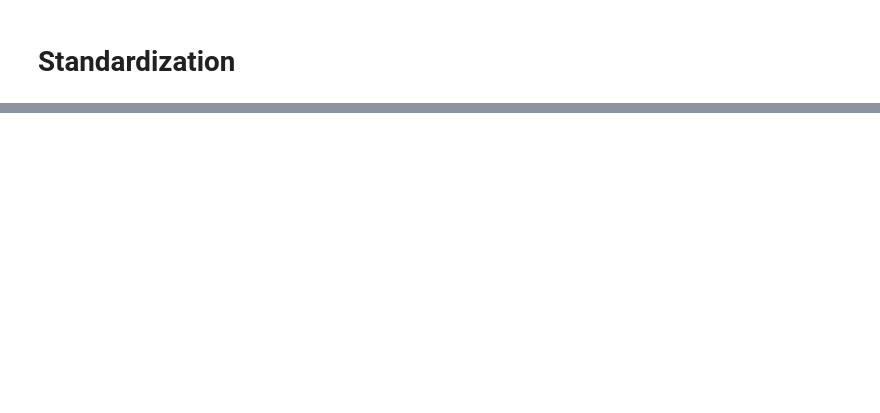
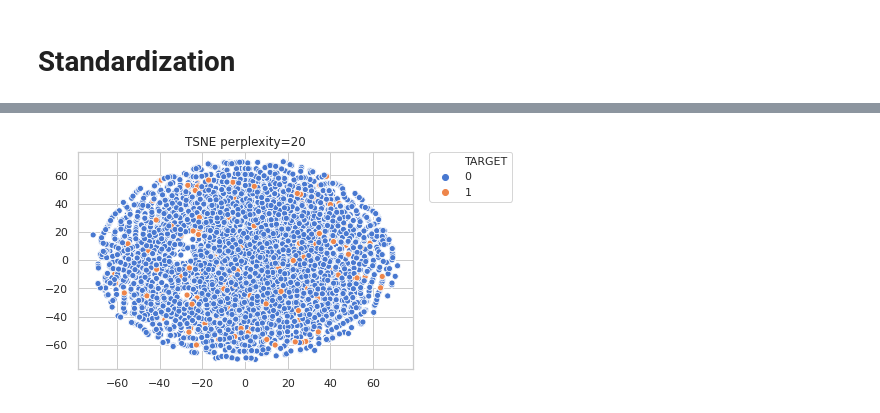
Before and after one commit to agno-nymous/Santander-Customer-Satisfaction, a Jupyter notebook: Feature_Engineering.ipynb, the cells around one changed output, grey strips where cells are left out. Drawn from its saved outputs; the diff is of its cells as text; code cells hidden in the pictures; blank space fills up the shorter version.

```diff
--- a/Feature_Engineering.ipynb
+++ b/Feature_Engineering.ipynb
@@ -393,2 +408,9 @@ for train,test in datasets:
 # %%
 np.random.seed(5000)
+# %%
+%%time
+X = X_train.drop(['ID','TARGET'],axis=1).copy()
+p = 20
+n=2
+tsne = TSNE(n,perplexity=p,n_jobs=-1)
+X_embedded = tsne.fit_transform(X)
@@ -395,3 +420,10 @@ np.random.seed(5000)
+# %%
+sns.scatterplot(X_embedded[:,0],X_embedded[:,1],hue=X_train['TARGET'])
+plt.legend(bbox_to_anchor=(1.05, 1), loc=2, borderaxespad=0.) #legend box outside graph
+plt.title("TSNE perplexity=%i"%(p))
+plt.show()
+# %% [output]
+[figure, added]
 # %%
 %%time
 X = X_train.drop(['ID','TARGET'],axis=1).copy()
```
Also changed, not shown: parts of 34 cells of this notebook.
